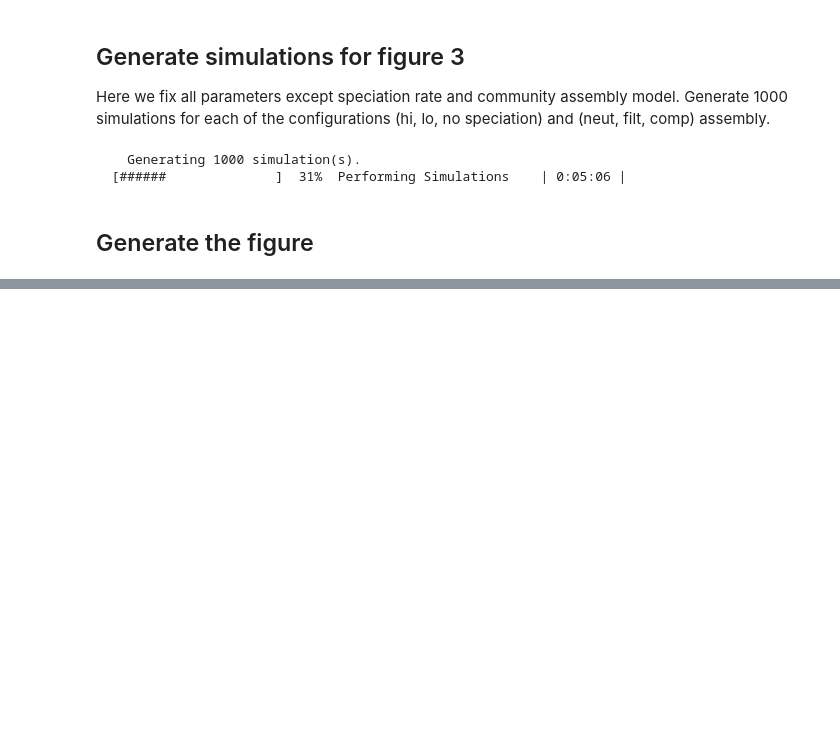
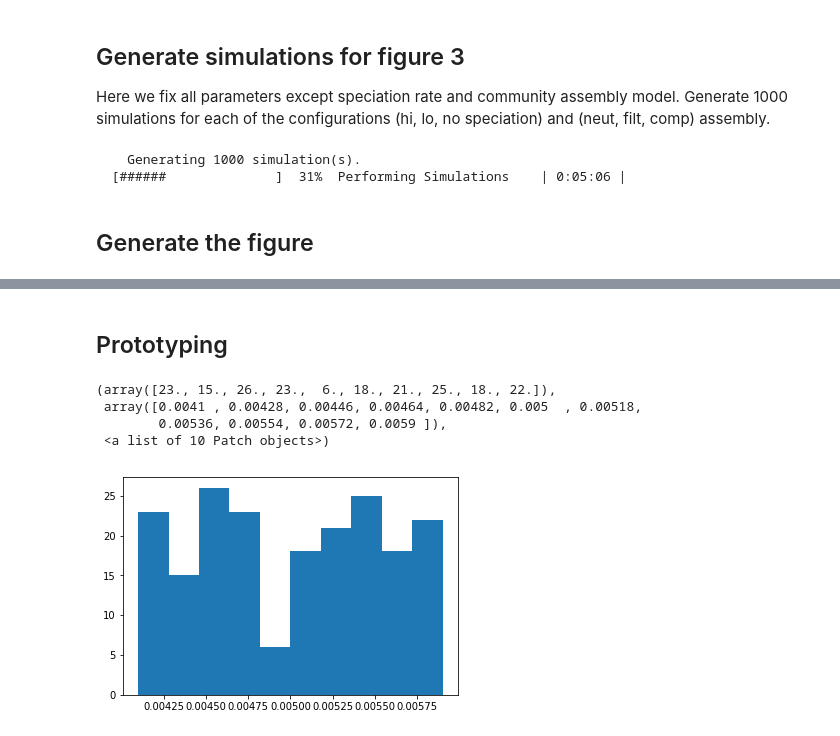
Before and after one commit to messDiv/MESS, a Jupyter notebook: jupyter-notebooks/plotting/Figure3-SumstatsThroughTime.ipynb, the cells around one changed output, grey strips where cells are left out. Saved outputs shown, nothing was run; the diff lists cells and outputs as text; code cells hidden in the pictures; blank space fills up the shorter version.

```diff
--- a/jupyter-notebooks/plotting/Figure3-SumstatsThroughTime.ipynb
+++ b/jupyter-notebooks/plotting/Figure3-SumstatsThroughTime.ipynb
@@ -85,0 +171,14 @@ plt.scatter(sim_df["_lambda"], sim_df["abund_h1"])
+# %% [markdown]
+## Prototyping
+# %%
+## Using toy data crib'd from another set of simulations
+sim_df = pd.read_csv("/home/isaac/Continuosity/MESS/analysis/full-parameter-estimation/SIMOUT.txt", sep="\t", header=0)
+sim_df.sort_values(by=['_lambda'])
+sim_df = sim_df[np.logical_and(sim_df["m"] > 0.004, sim_df["m"] < 0.006)]
+plt.hist(sim_df["m"])
+# %% [output]
+(array([23., 15., 26., 23.,  6., 18., 21., 25., 18., 22.]),
+ array([0.0041 , 0.00428, 0.00446, 0.00464, 0.00482, 0.005  , 0.00518,
+        0.00536, 0.00554, 0.00572, 0.0059 ]),
+ <a list of 10 Patch objects>)
+[figure, added]
```
Also changed, not shown: parts of 13 cells of this notebook.
